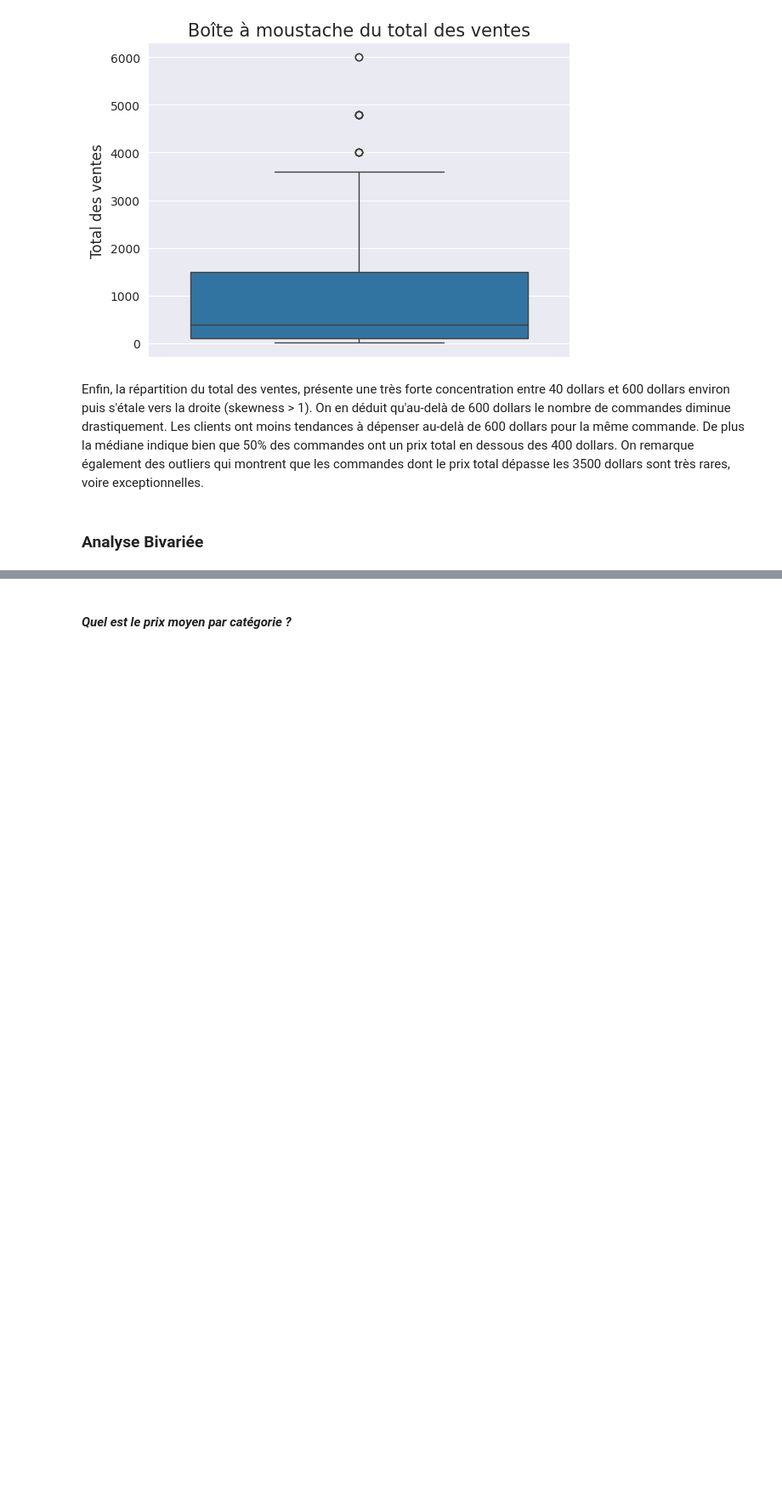
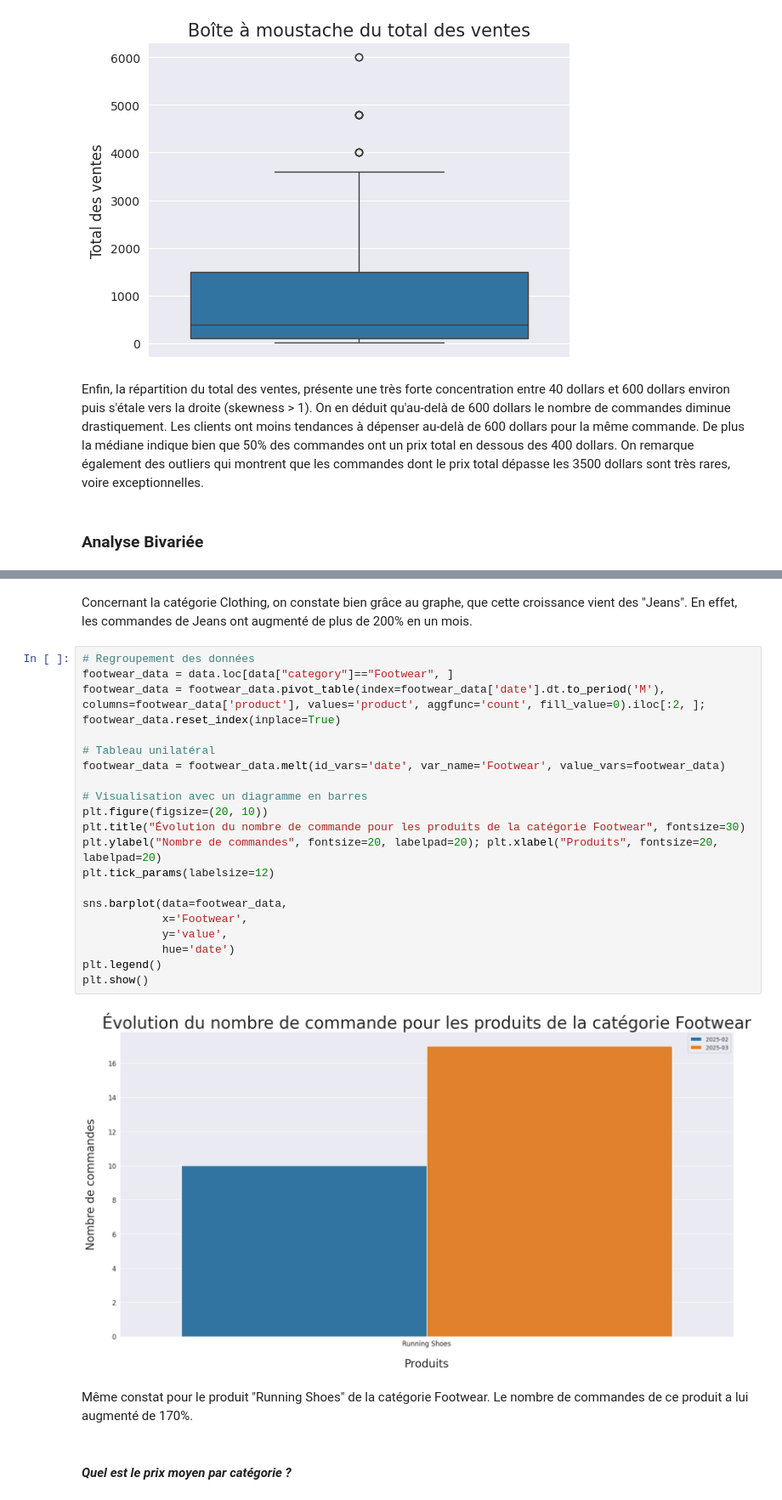
Before and after one commit to chanwinharold/Amazon_Sales, a Jupyter notebook: notebooks/02_exploratory_analysis.ipynb, the cells around one changed output, grey strips where cells are left out. Shown at 85% size. Cells and saved outputs as stored; diff of their text form; blank space fills up the shorter version.

```diff
--- a/notebooks/02_exploratory_analysis.ipynb
+++ b/notebooks/02_exploratory_analysis.ipynb
@@ -288,3 +307,29 @@ Les résultats obtenus ici ne sont pas assez significatifs pour répondre à la
+# %% [markdown]
+Concernant la catégorie Clothing, on constate bien grâce au graphe, que cette croissance vient des "Jeans". En effet, les commandes de Jeans ont augmenté de plus de 200% en un mois.
+# %%
+# Regroupement des données
+footwear_data = data.loc[data["category"]=="Footwear", ]
+footwear_data = footwear_data.pivot_table(index=footwear_data['date'].dt.to_period('M'), columns=footwear_data['product'], values='product', aggfunc='count', fill_value=0).iloc[:2, ]; footwear_data.reset_index(inplace=True)
+
+# Tableau unilatéral
+footwear_data = footwear_data.melt(id_vars='date', var_name='Footwear', value_vars=footwear_data)
+
+# Visualisation avec un diagramme en barres
+plt.figure(figsize=(20, 10))
+plt.title("Évolution du nombre de commande pour les produits de la catégorie Footwear", fontsize=30)
+plt.ylabel("Nombre de commandes", fontsize=20, labelpad=20); plt.xlabel("Produits", fontsize=20, labelpad=20)
+plt.tick_params(labelsize=12)
+
+sns.barplot(data=footwear_data,
+            x='Footwear',
+            y='value',
+            hue='date')
+plt.legend()
+plt.show()
+# %% [output]
+[figure, added]
+# %% [markdown]
+Même constat pour le produit "Running Shoes" de la catégorie Footwear. Le nombre de commandes de ce produit a lui augmenté de 170%.
 # %% [markdown]
 #### *Quel est le prix moyen par catégorie ?*
 # %%
```
Also changed, not shown: parts of 38 cells of this notebook.
